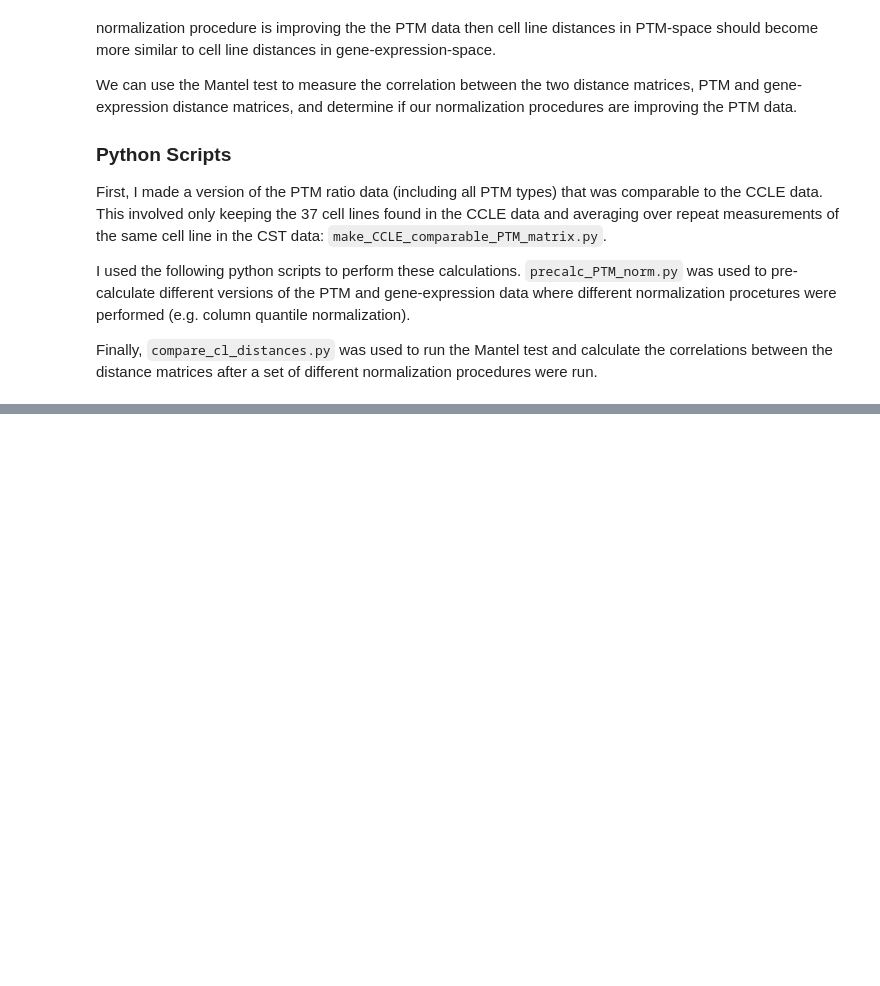
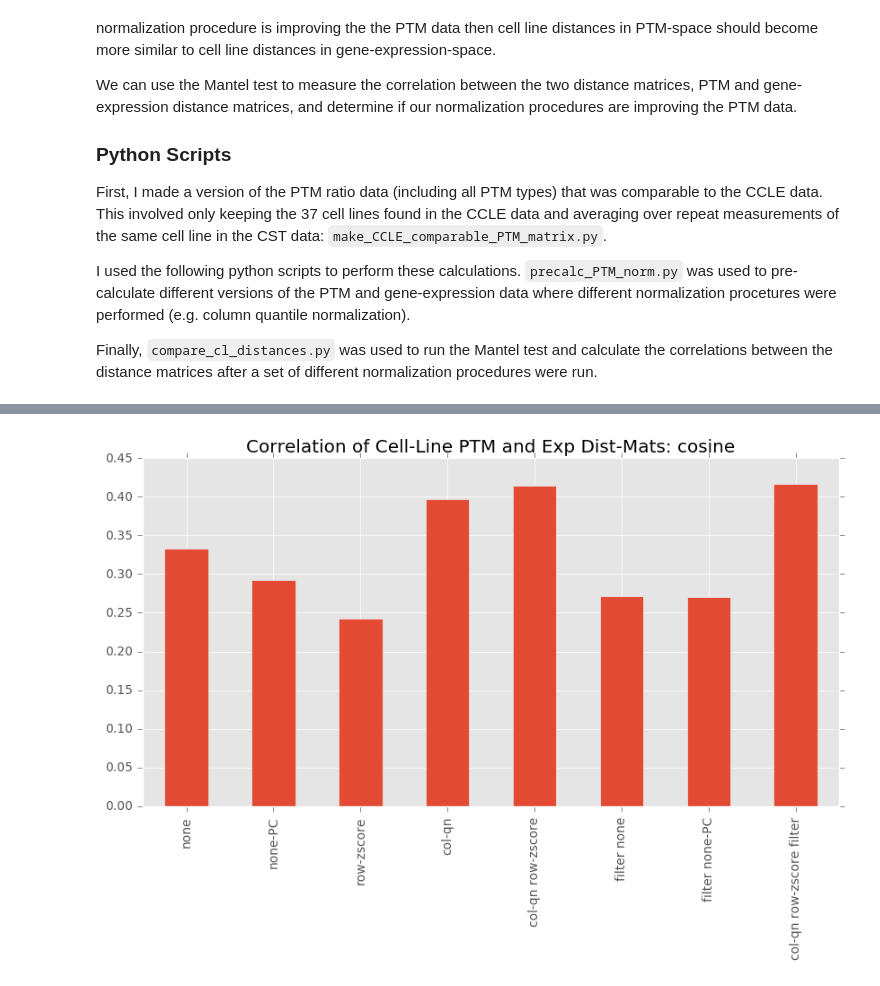
Before and after one commit to MaayanLab/CST_Lung_Cancer_Viz, a Jupyter notebook: notebooks/Cell_Line_Exp-PTM_Distance_Comparisons.ipynb, the cells around one changed output, grey strips where cells are left out. Cells and saved outputs as stored; diff of their text form; code cells hidden in the pictures; blank space fills up the shorter version.

```diff
--- a/notebooks/Cell_Line_Exp-PTM_Distance_Comparisons.ipynb
+++ b/notebooks/Cell_Line_Exp-PTM_Distance_Comparisons.ipynb
@@ -93,0 +103,4 @@ dtype: float64
+# %%
+data_cosine = load_mantel_data('cosine')
+# %% [output]
+[figure, added]
```
Also changed, not shown: parts of 7 cells of this notebook.
